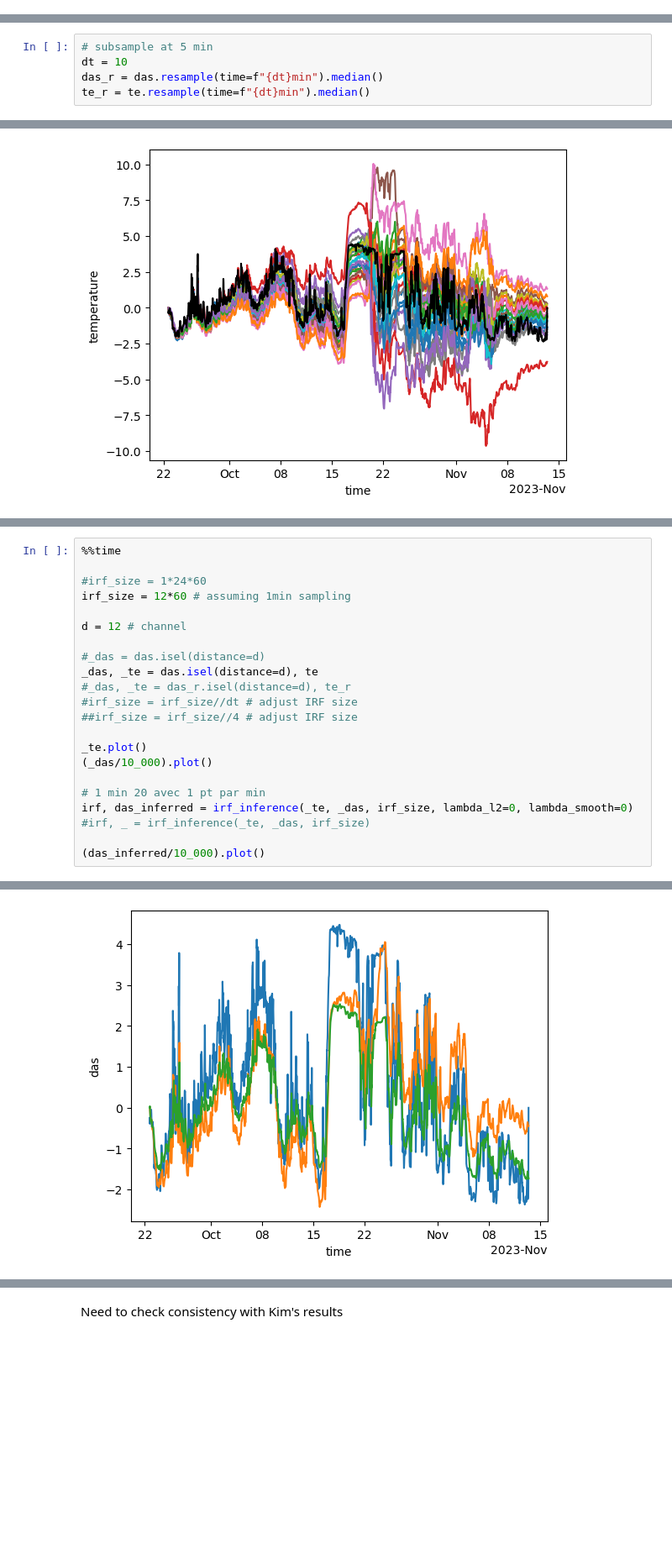
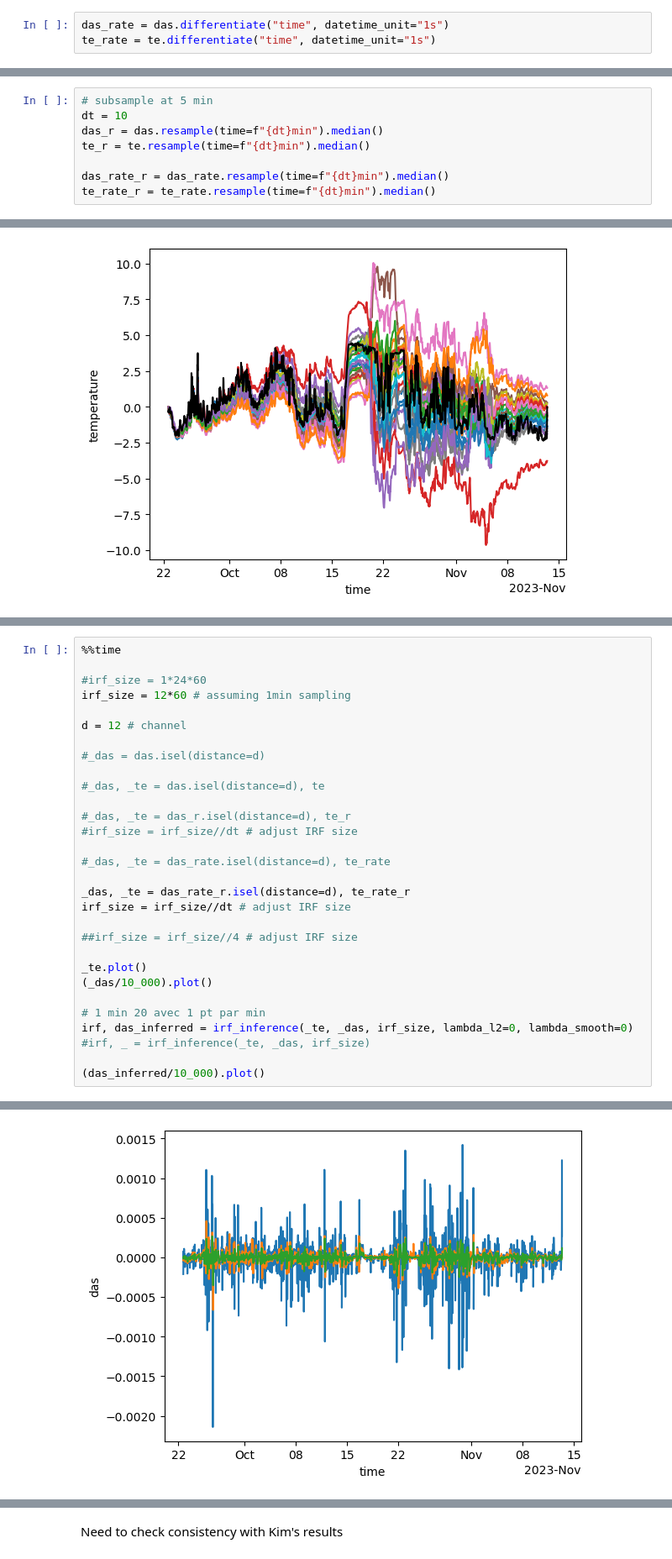
Before and after one commit to apatlpo/das_work, a Jupyter notebook: das/IRF_inference.ipynb, the cells around one changed output, grey strips where cells are left out. Shown at 84% size. Cells and saved outputs as stored; diff of their text form; blank space fills up the shorter version.

```diff
--- a/das/IRF_inference.ipynb
+++ b/das/IRF_inference.ipynb
@@ -477,6 +477,9 @@ sample_dir = "/Users/aponte/Current_Projects/das/data/wemswot/das_temperature_de
 
 das = xr.open_dataset(os.path.join(sample_dir,"S1_das_nstrain_d3424-3522.nc"))["nano_strain"]
 te = xr.open_dataset(os.path.join(sample_dir,"S1_ctd_temperature.nc"))["temperature"]
+# %%
+das_rate = das.differentiate("time", datetime_unit="1s")
+te_rate = te.differentiate("time", datetime_unit="1s")
 # %%
 fig, ax = plt.subplots(1,1)
 (das/10_000).plot.line(ax=ax, hue="distance", add_legend=False);
@@ -489,6 +500,9 @@ te.plot(ax=ax, color="k")
 dt = 10
 das_r = das.resample(time=f"{dt}min").median()
 te_r = te.resample(time=f"{dt}min").median()
+
+das_rate_r = das_rate.resample(time=f"{dt}min").median()
+te_rate_r = te_rate.resample(time=f"{dt}min").median()
 # %%
 fig, ax = plt.subplots(1,1)
 (das_r/10_000).plot.line(ax=ax, hue="distance", add_legend=False);
@@ -505,9 +527,17 @@ irf_size = 12*60 # assuming 1min sampling
 d = 12 # channel
 
 #_das = das.isel(distance=d)
-_das, _te = das.isel(distance=d), te
+
+#_das, _te = das.isel(distance=d), te
+
 #_das, _te = das_r.isel(distance=d), te_r
 #irf_size = irf_size//dt # adjust IRF size
+
+#_das, _te = das_rate.isel(distance=d), te_rate
+
+_das, _te = das_rate_r.isel(distance=d), te_rate_r
+irf_size = irf_size//dt # adjust IRF size
+
 ##irf_size = irf_size//4 # adjust IRF size
 
 _te.plot()
@@ -524,5 +554,5 @@ Wall time: 1min 45s
 [<matplotlib.lines.Line2D at 0x...>]
-[figure, old version]
+[figure, new version]
 # %%
 fig, ax = plt.subplots(1,1)
 irf.plot(ax=ax, label="l2=0, smooth=0")
```
Also changed, not shown: parts of 4 cells of this notebook.
